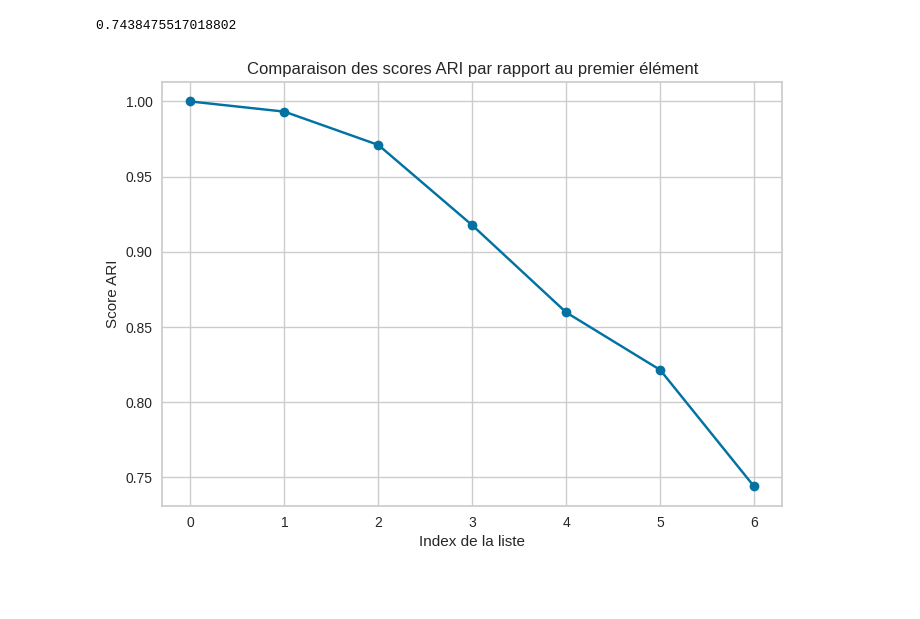
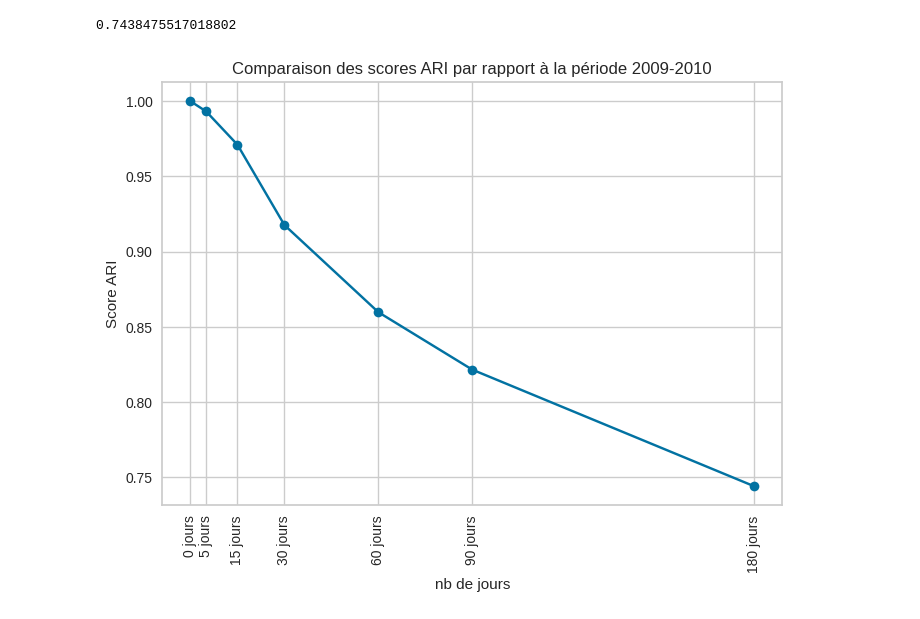
Before and after one commit to Noura-ou/projet_segmentation_client, a Jupyter notebook: src/test_ahmad.ipynb, the cells around one changed output. Saved outputs shown, nothing was run; the diff lists cells and outputs as text; code cells hidden in the pictures; blank space fills up the shorter version.

```diff
--- a/src/test_ahmad.ipynb
+++ b/src/test_ahmad.ipynb
@@ -779,23 +768,24 @@ adjusted_rand_score(merged_rfm_2009_2010_180['cluster_labels_x'], merged_rfm_200
 # %%
 from sklearn.metrics import adjusted_rand_score
 import matplotlib.pyplot as plt
 
 
 ari_scores = []
 
 # Calcul du score ARI pour chaque data frame par rapport au premier élément
 for df in list_data:
     ari_score = adjusted_rand_score(df['cluster_labels_x'], df['cluster_labels_y'])
     ari_scores.append(ari_score)
 
 # Indices correspondant aux positions des data frames dans la liste
-indices = range(len(list_data))
+indices = [0, 5, 15, 30, 60, 90, 180]
 
 # Tracé de la courbe des scores ARI
 plt.plot(indices, ari_scores, marker='o')
-plt.xlabel('Index de la liste')
+plt.xlabel('nb de jours')
 plt.ylabel('Score ARI')
-plt.title('Comparaison des scores ARI par rapport au premier élément')
+plt.title('Comparaison des scores ARI par rapport à la période 2009-2010')
+plt.xticks(indices, ['0 jours', '5 jours', '15 jours', '30 jours', '60 jours', '90 jours', '180 jours'], rotation=90)
 plt.show()
 # %% [output]
-[figure, old version]
+[figure, new version]
```
Also changed, not shown: parts of 1 cell of this notebook.
